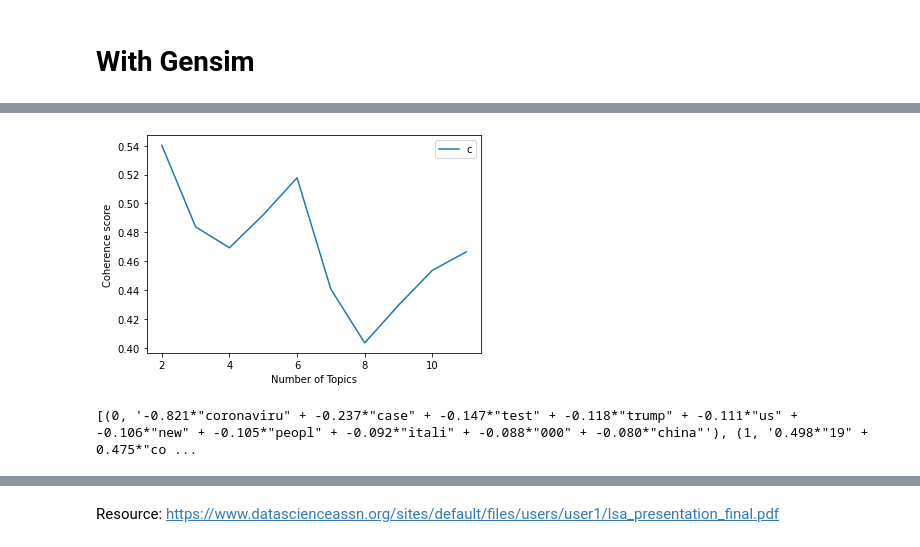
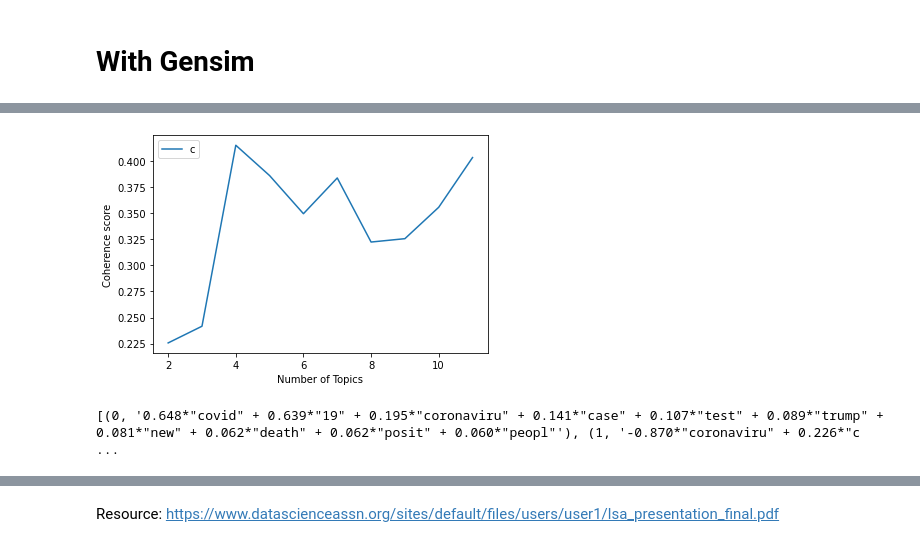
Before and after one commit to TiernonRR/LinearSemesterProject, a Jupyter notebook: LSA.ipynb, the cells around one changed output, grey strips where cells are left out. Saved outputs shown, nothing was run; the diff lists cells and outputs as text; code cells hidden in the pictures.

```diff
--- a/LSA.ipynb
+++ b/LSA.ipynb
@@ -133,3 +147,23 @@ def cleanText(df):
+# %%
+df1 = pd.read_csv("first_pull.csv")
+df2 = pd.read_csv("second_pull.csv")
+df3 = pd.read_csv("thirdpull_earlyLockdown.csv")
+df4 = pd.read_csv("fourthpull_midLockdown.csv")
+df5 = pd.read_csv("May_data.csv")
+df6 = pd.read_csv("June_data.csv")
+# %%
+each = (df1, df2, df3, df4, df5, df6)
+DF = pd.concat(each, ignore_index=True)
+# %%
+getLangs(DF)
+DF = DF[DF['langs'] == 'en']
+# %%
+patternLinks = "http.*"
+patternAts = "@.*"
+patternNewLine = "\n"
+DF['text'] = removeFromText(patternLinks, DF['text'])
+DF['text'] = removeFromText(patternAts, DF['text'])
+DF['text'] = removeFromText(patternNewLine, DF['text'], " ")
 # %% [markdown]
 # With Gensim
 # %%
@@ -141,10 +175,10 @@ df3 = df3.dropna()
 # %%
-tweets = preprocess_data(df3['text'])
+all_tweets = preprocess_data(DF['text'])
 start,stop,step=2,12,1
-plot_graph(tweets,start,stop,step)
+plot_graph(all_tweets,start,stop,step)
 # %% [output]
-[figure, old version]
+[figure, new version]
 # %%
-model(tweets, 10, 6)
+model(all_tweets, 10, 6)
 # %% [output]
-[(0, '-0.821*"coronaviru" + -0.237*"case" + -0.147*"test" + -0.118*"trump" + -0.111*"us" + -0.106*"new" + -0.105*"peopl" + -0.092*"itali" + -0.088*"000" + -0.080*"china"'), (1, '0.498*"19" + 0.475*"co ...
+[(0, '0.648*"covid" + 0.639*"19" + 0.195*"coronaviru" + 0.141*"case" + 0.107*"test" + 0.089*"trump" + 0.081*"new" + 0.062*"death" + 0.062*"posit" + 0.060*"peopl"'), (1, '-0.870*"coronaviru" + 0.226*"c ...
```
Also changed, not shown: parts of 26 cells of this notebook, 4 other files.
